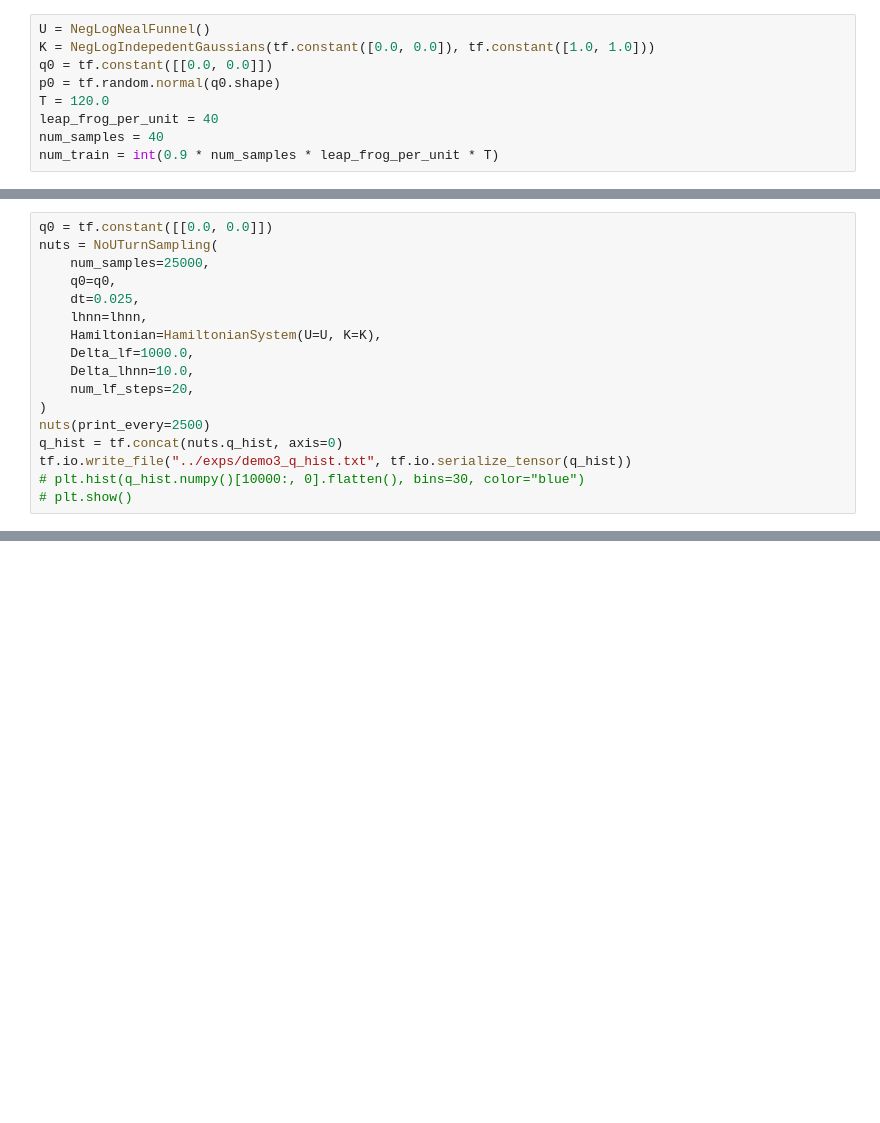
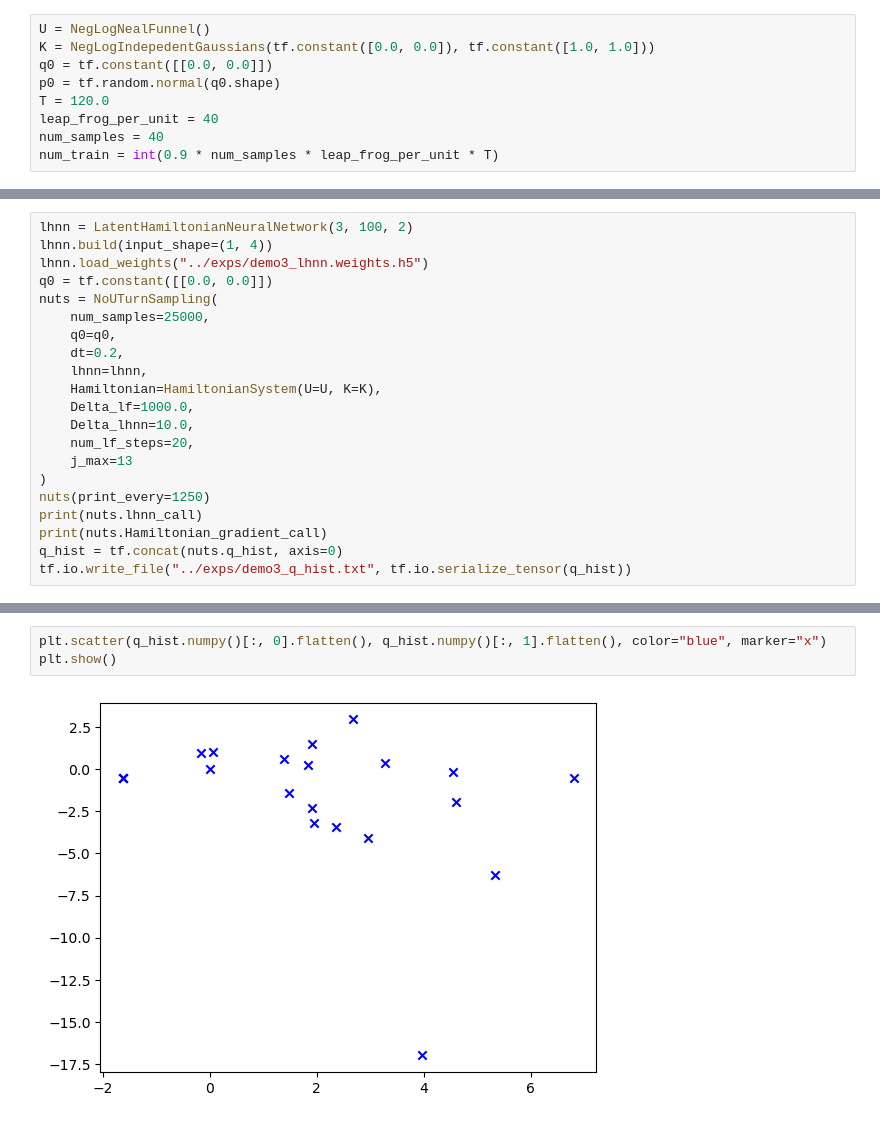
Before and after one commit to shuohaopolyu/2025_TimeSeries_RL_Internship, a Jupyter notebook: question1_part1/demo/demo3_neal_funnel_density_2d.ipynb, the cells around one changed output, grey strips where cells are left out. Cells and saved outputs as stored; diff of their text form; blank space fills up the shorter version.

Commit message:
add report and update demo 2 to 5

```diff
--- a/question1_part1/demo/demo3_neal_funnel_density_2d.ipynb
+++ b/question1_part1/demo/demo3_neal_funnel_density_2d.ipynb
@@ -64,17 +85,21 @@ plt.show()
 # %%
+lhnn = LatentHamiltonianNeuralNetwork(3, 100, 2)
+lhnn.build(input_shape=(1, 4))
+lhnn.load_weights("../exps/demo3_lhnn.weights.h5")
 q0 = tf.constant([[0.0, 0.0]])
 nuts = NoUTurnSampling(
     num_samples=25000,
     q0=q0,
-    dt=0.025,
+    dt=0.2,
     lhnn=lhnn,
     Hamiltonian=HamiltonianSystem(U=U, K=K),
     Delta_lf=1000.0,
     Delta_lhnn=10.0,
     num_lf_steps=20,
+    j_max=13
 )
-nuts(print_every=2500)
+nuts(print_every=1250)
+print(nuts.lhnn_call)
+print(nuts.Hamiltonian_gradient_call)
 q_hist = tf.concat(nuts.q_hist, axis=0)
 tf.io.write_file("../exps/demo3_q_hist.txt", tf.io.serialize_tensor(q_hist))
-# plt.hist(q_hist.numpy()[10000:, 0].flatten(), bins=30, color="blue")
-# plt.show()
@@ -80,0 +121,5 @@ tf.io.write_file("../exps/demo3_q_hist.txt", tf.io.serialize_tensor(q_hist))
+# %%
+plt.scatter(q_hist.numpy()[:, 0].flatten(), q_hist.numpy()[:, 1].flatten(), color="blue", marker="x")
+plt.show()
+# %% [output]
+[figure, added]
```
Also changed, not shown: parts of 5 cells of this notebook, 14 other files.
